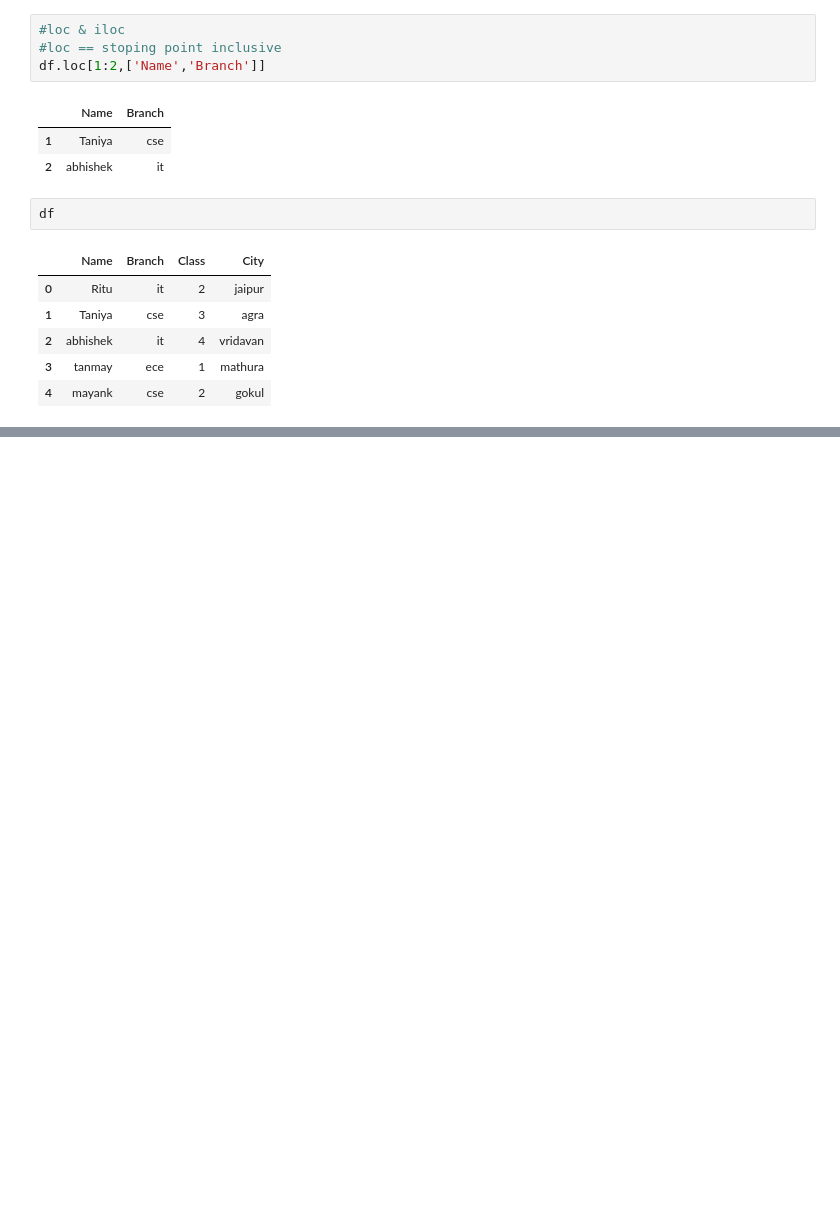
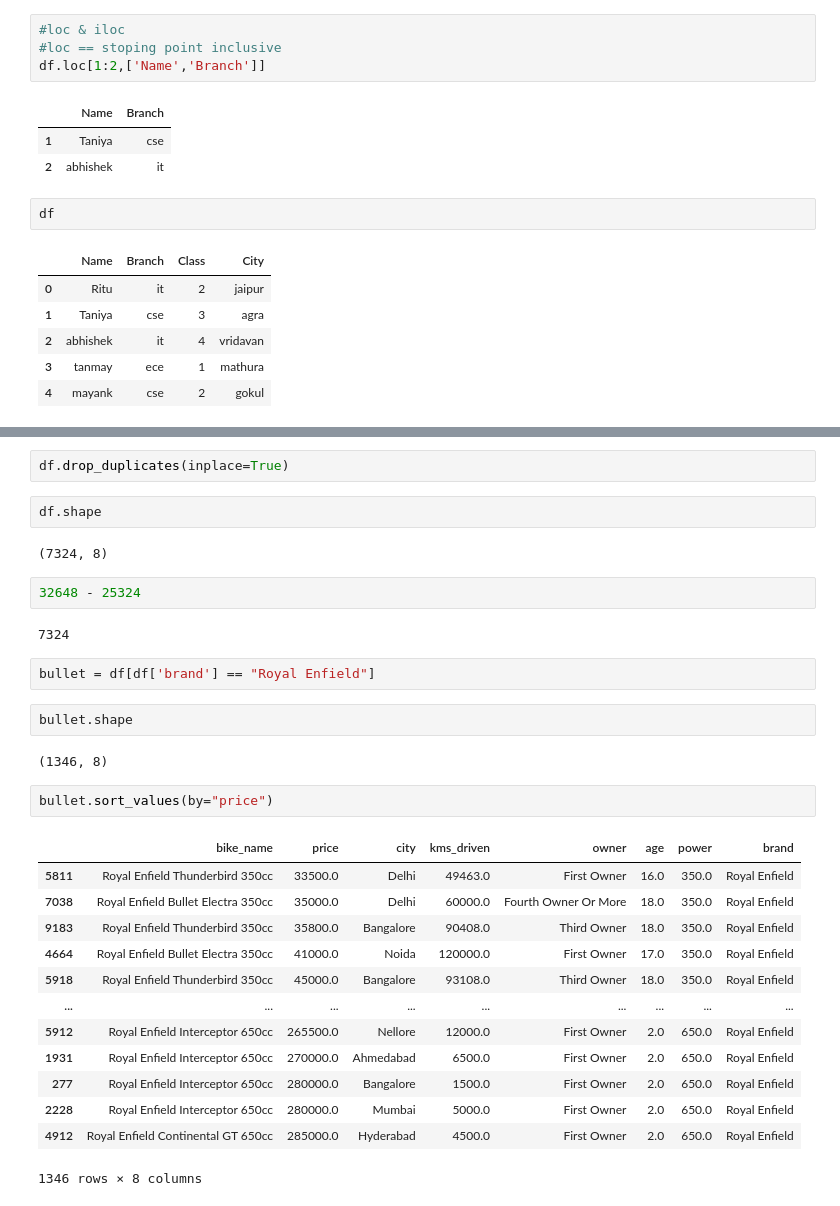
Before and after one commit to upflairs-pvt-ltd/3rd_july_datascience, a Jupyter notebook: pandas.ipynb, the cells around one changed output, grey strips where cells are left out. Saved outputs shown, nothing was run; the diff lists cells and outputs as text; blank space fills up the shorter version.

```diff
--- a/pandas.ipynb
+++ b/pandas.ipynb
@@ -119,0 +382,32 @@ df.iloc[1:3,0:2]
+# %%
+df.drop_duplicates(inplace=True)
+# %%
+df.shape
+# %% [output]
+(7324, 8)
+# %%
+32648 - 25324
+# %% [output]
+7324
+# %%
+bullet = df[df['brand'] == "Royal Enfield"]
+# %%
+bullet.shape
+# %% [output]
+(1346, 8)
+# %%
+bullet.sort_values(by="price")
+# %% [output]
+|  | bike_name | price | city | kms_driven | owner | age | power | brand |
+| 5811 | Royal Enfield Thunderbird 350cc | 33500.0 | Delhi | 49463.0 | First Owner | 16.0 | 350.0 | Royal Enfield |
+| 7038 | Royal Enfield Bullet Electra 350cc | 35000.0 | Delhi | 60000.0 | Fourth Owner Or More | 18.0 | 350.0 | Royal Enfield |
+| 9183 | Royal Enfield Thunderbird 350cc | 35800.0 | Bangalore | 90408.0 | Third Owner | 18.0 | 350.0 | Royal Enfield |
+| 4664 | Royal Enfield Bullet Electra 350cc | 41000.0 | Noida | 120000.0 | First Owner | 17.0 | 350.0 | Royal Enfield |
+| 5918 | Royal Enfield Thunderbird 350cc | 45000.0 | Bangalore | 93108.0 | Third Owner | 18.0 | 350.0 | Royal Enfield |
+| ... | ... | ... | ... | ... | ... | ... | ... | ... |
+| 5912 | Royal Enfield Interceptor 650cc | 265500.0 | Nellore | 12000.0 | First Owner | 2.0 | 650.0 | Royal Enfield |
+| 1931 | Royal Enfield Interceptor 650cc | 270000.0 | Ahmedabad | 6500.0 | First Owner | 2.0 | 650.0 | Royal Enfield |
+| 277 | Royal Enfield Interceptor 650cc | 280000.0 | Bangalore | 1500.0 | First Owner | 2.0 | 650.0 | Royal Enfield |
+| 2228 | Royal Enfield Interceptor 650cc | 280000.0 | Mumbai | 5000.0 | First Owner | 2.0 | 650.0 | Royal Enfield |
+| 4912 | Royal Enfield Continental GT 650cc | 285000.0 | Hyderabad | 4500.0 | First Owner | 2.0 | 650.0 | Royal Enfield |
+1346 rows × 8 columns
```
Also changed, not shown: parts of 41 cells of this notebook, 2 other files.
